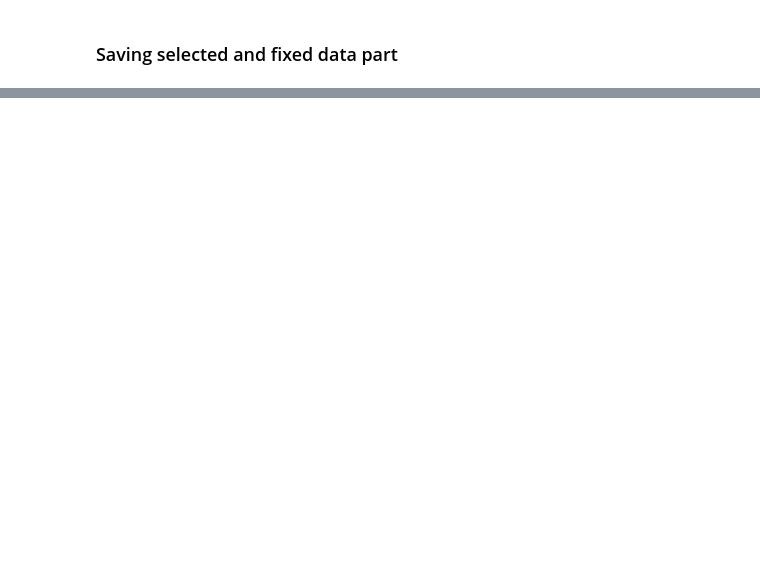
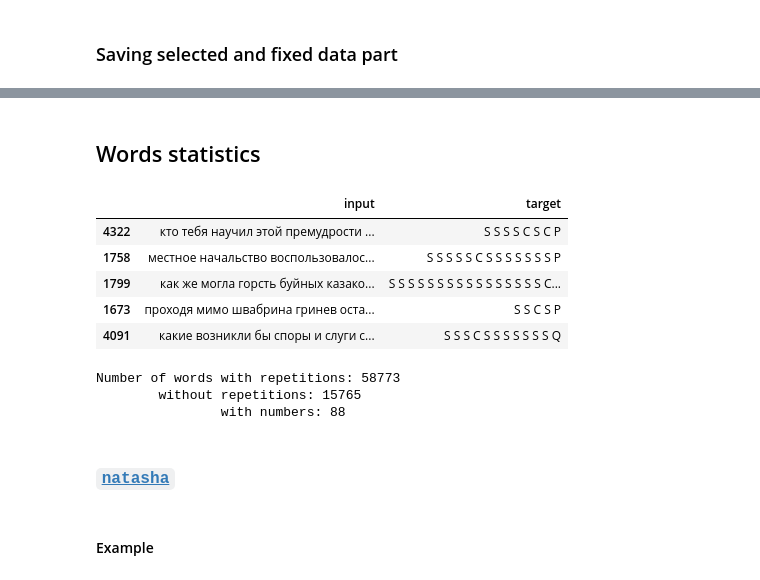
Before and after one commit to Den4S/mini-projects, a Jupyter notebook: itmo_nlp-course-24/eda/eda_pushkin.ipynb, the cells around one changed output, grey strips where cells are left out. Cells and saved outputs as stored; diff of their text form; code cells hidden in the pictures; blank space fills up the shorter version.

```diff
--- a/itmo_nlp-course-24/eda/eda_pushkin.ipynb
+++ b/itmo_nlp-course-24/eda/eda_pushkin.ipynb
@@ -369,3 +379,17 @@ filename_csv = '01_punct_pushkin.csv'
 # %%
 # saving dataframe (only 'input' and 'target' columns)
 pushkin_data_df[['input', 'target']].to_csv(os.path.join(prepared_dir, filename_csv))
+# %% [markdown]
+## Words statistics
+# %%
+# load saved dataset
+pushkin_data_df = pd.read_csv(os.path.join(prepared_dir, filename_csv), index_col=0)
+# %%
+pushkin_data_df.sample(5)
+# %% [output]
+|  | input | target |
+| 4322 | кто тебя научил этой премудрости ... | S S S S C S C P |
+| 1758 | местное начальство воспользовалос... | S S S S S C S S S S S S S P |
+| 1799 | как же могла горсть буйных казако... | S S S S S S S S S S S S S S S S C... |
+| 1673 | проходя мимо швабрина гринев оста... | S S C S P |
+| 4091 | какие возникли бы споры и слуги с... | S S S C S S S S S S S Q |
@@ -371,0 +410,12 @@ pushkin_data_df[['input', 'target']].to_csv(os.path.join(prepared_dir, filename_
+# %%
+print(f'Number of words with repetitions: {sum_of_lengths}')
+print(f'\twithout repetitions: {len(bag_of_words)}')
+print(f'\t\twith numbers: {len(bag_of_numbers)}')
+# %% [output]
+Number of words with repetitions: 58773
+        without repetitions: 15765
+                with numbers: 88
+# %% [markdown]
+### [`natasha`](https://github.com/natasha/natasha)
+# %% [markdown]
+#### Example
```
Also changed, not shown: parts of 25 cells of this notebook, 11 other files.
